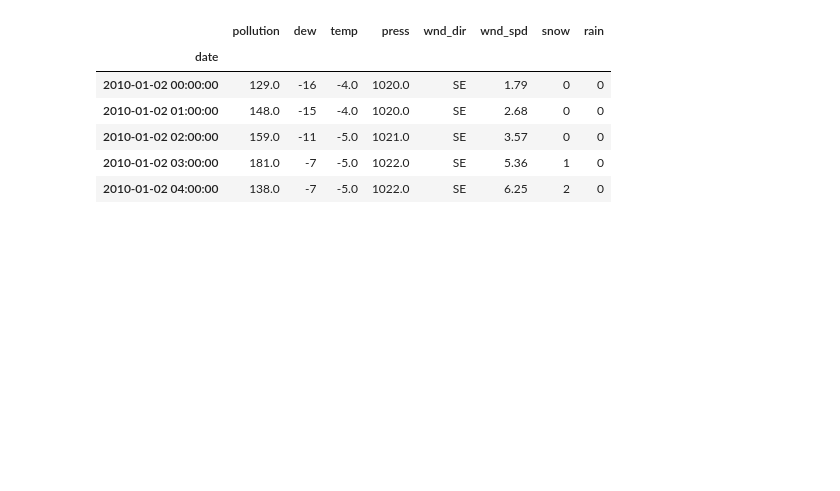
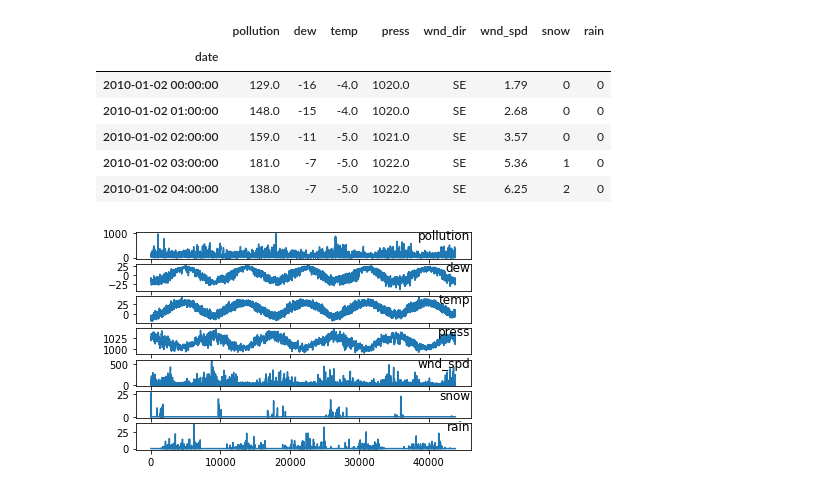
Before and after one commit to wonderbug2020/NREL_DATA_EXPLORE, a Jupyter notebook: Air_quality.ipynb, the cells around one changed output. Saved outputs shown, nothing was run; the diff lists cells and outputs as text; code cells hidden in the pictures; blank space fills up the shorter version.

Commit message:
t
chore: visualized the data a bit

```diff
--- a/Air_quality.ipynb
+++ b/Air_quality.ipynb
@@ -33,5 +33,19 @@ dataset.head(5)
 dataset.to_csv('data/pollution.csv')
 # %%
 # load dataset
-dataset = read_csv('data/pollution.csv', header=0, index_col=0)
+dataset = pd.read_csv('data/pollution.csv', header=0, index_col=0)
 values = dataset.values
+# %%
+# specify columns to plot
+groups = [0, 1, 2, 3, 5, 6, 7]
+i = 1
+# plot each column
+pyplot.figure()
+for group in groups:
+    pyplot.subplot(len(groups), 1, i)
+    pyplot.plot(values[:, group])
+    pyplot.title(dataset.columns[group], y=0.5, loc='right')
+    i += 1
+pyplot.show()
+# %% [output]
+[figure, added]
```
